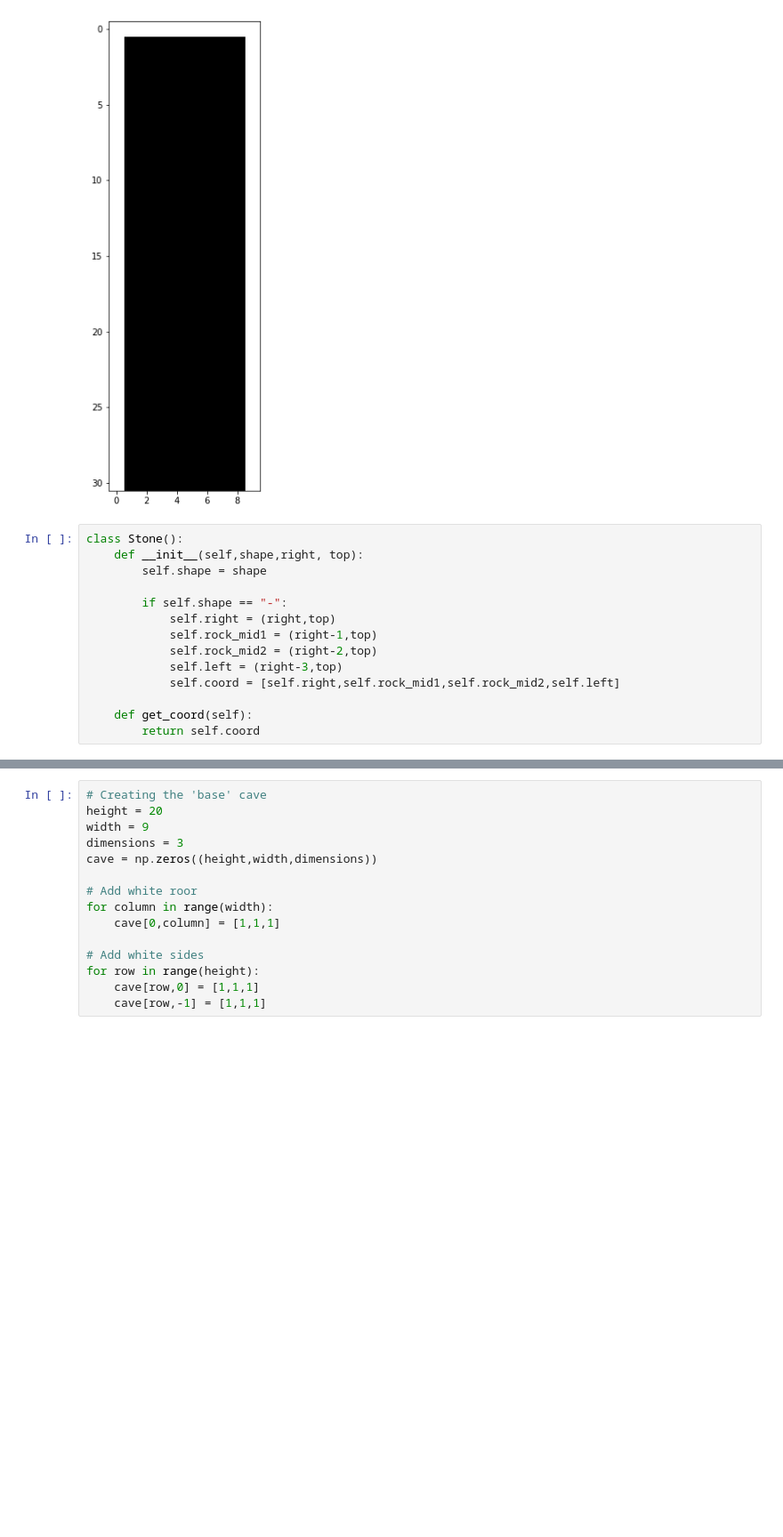
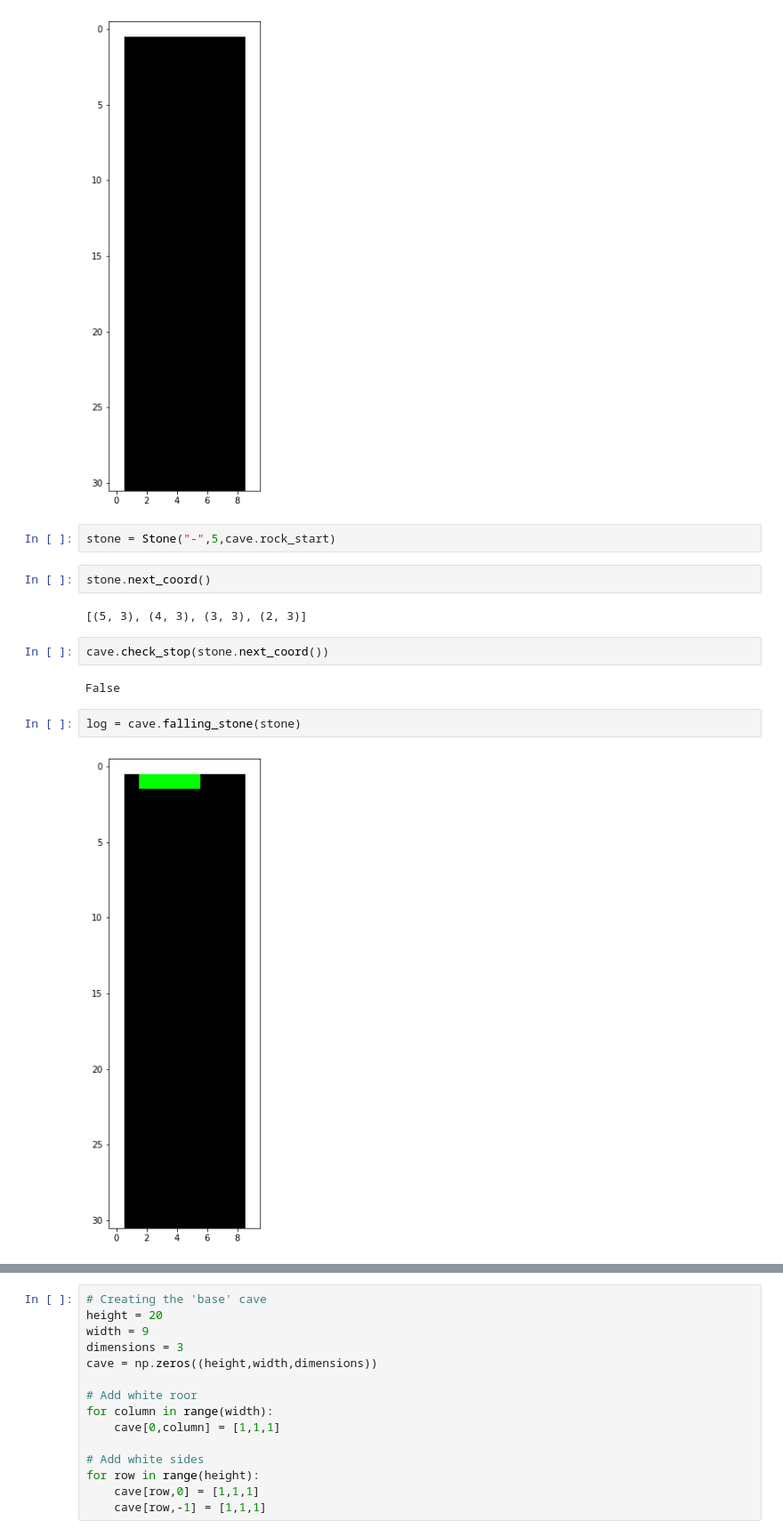
Before and after one commit to Nikolaj90/ImaginoTransference, a Jupyter notebook: AdventChallenge/17/Falling Rocks.ipynb, the cells around one changed output, grey strips where cells are left out. Shown at 89% size. Saved outputs shown, nothing was run; the diff lists cells and outputs as text; blank space fills up the shorter version.

Commit message:
rock_falling

```diff
--- a/AdventChallenge/17/Falling Rocks.ipynb
+++ b/AdventChallenge/17/Falling Rocks.ipynb
@@ -54,17 +171,17 @@ cave.add_row(10)
 cave.draw_cave()
 # %% [output]
 [figure]
+# %%
+stone = Stone("-",5,cave.rock_start)
+# %%
+stone.next_coord()
+# %% [output]
+[(5, 3), (4, 3), (3, 3), (2, 3)]
+# %%
+cave.check_stop(stone.next_coord())
+# %% [output]
+False
 # %%
-class Stone():
-    def __init__(self,shape,right, top):
-        self.shape = shape
-
-        if self.shape == "-":
-            self.right = (right,top)
-            self.rock_mid1 = (right-1,top)
-            self.rock_mid2 = (right-2,top)
-            self.left = (right-3,top)
-            self.coord = [self.right,self.rock_mid1,self.rock_mid2,self.left]
-
-    def get_coord(self):
-        return self.coord
+log = cave.falling_stone(stone)
+# %% [output]
+[figure, added]
```
Also changed, not shown: parts of 14 cells of this notebook.
